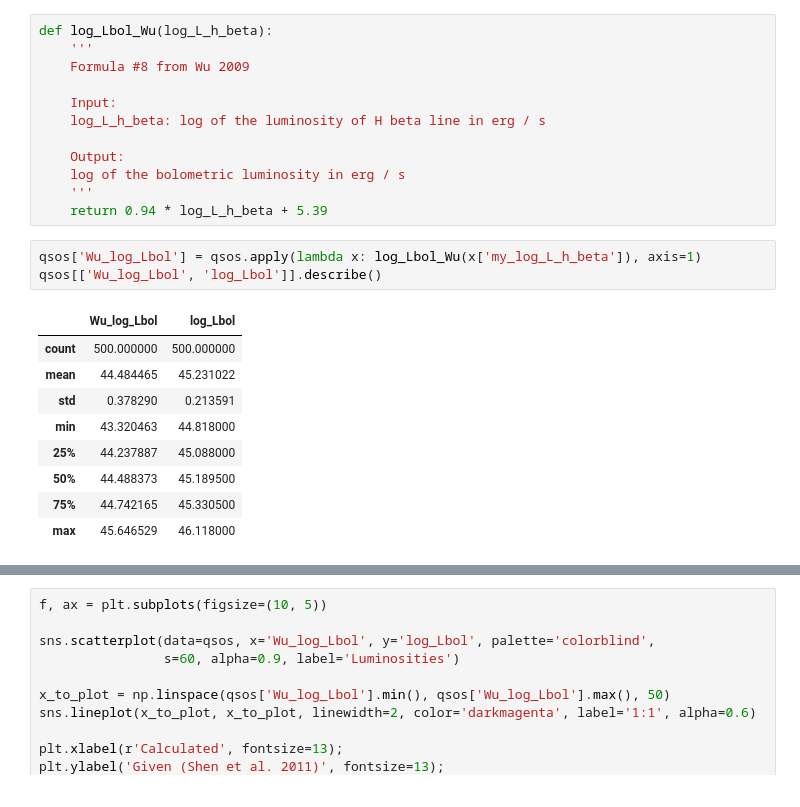
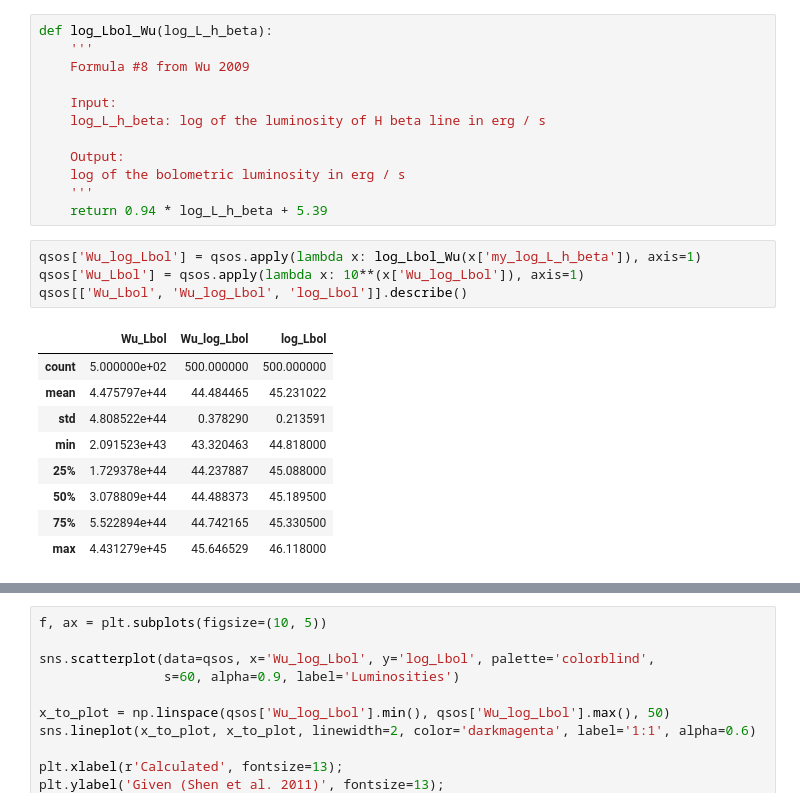
Before and after one commit to NicoGalvarino/AGN_Tutorials_Git, a Jupyter notebook: Tutorial_3_BH_params/Tutorial_3_BH_AD.ipynb, the cells around one changed output, grey strips where cells are left out. Cells and saved outputs as stored; diff of their text form.

```diff
--- a/Tutorial_3_BH_params/Tutorial_3_BH_AD.ipynb
+++ b/Tutorial_3_BH_params/Tutorial_3_BH_AD.ipynb
@@ -584,14 +618,15 @@ def log_Lbol_Wu(log_L_h_beta):
     return 0.94 * log_L_h_beta + 5.39
 # %%
 qsos['Wu_log_Lbol'] = qsos.apply(lambda x: log_Lbol_Wu(x['my_log_L_h_beta']), axis=1)
-qsos[['Wu_log_Lbol', 'log_Lbol']].describe()
+qsos['Wu_Lbol'] = qsos.apply(lambda x: 10**(x['Wu_log_Lbol']), axis=1)
+qsos[['Wu_Lbol', 'Wu_log_Lbol', 'log_Lbol']].describe()
 # %% [output]
-|  | Wu_log_Lbol | log_Lbol |
-| count | 500.000000 | 500.000000 |
-| mean | 44.484465 | 45.231022 |
-| std | 0.378290 | 0.213591 |
-| min | 43.320463 | 44.818000 |
-| 25% | 44.237887 | 45.088000 |
-| 50% | 44.488373 | 45.189500 |
-| 75% | 44.742165 | 45.330500 |
-| max | 45.646529 | 46.118000 |
+|  | Wu_Lbol | Wu_log_Lbol | log_Lbol |
+| count | 5.000000e+02 | 500.000000 | 500.000000 |
+| mean | 4.475797e+44 | 44.484465 | 45.231022 |
+| std | 4.808522e+44 | 0.378290 | 0.213591 |
+| min | 2.091523e+43 | 43.320463 | 44.818000 |
+| 25% | 1.729378e+44 | 44.237887 | 45.088000 |
+| 50% | 3.078809e+44 | 44.488373 | 45.189500 |
+| 75% | 5.522894e+44 | 44.742165 | 45.330500 |
+| max | 4.431279e+45 | 45.646529 | 46.118000 |
```
Also changed, not shown: parts of 23 cells of this notebook, 5 other files.
